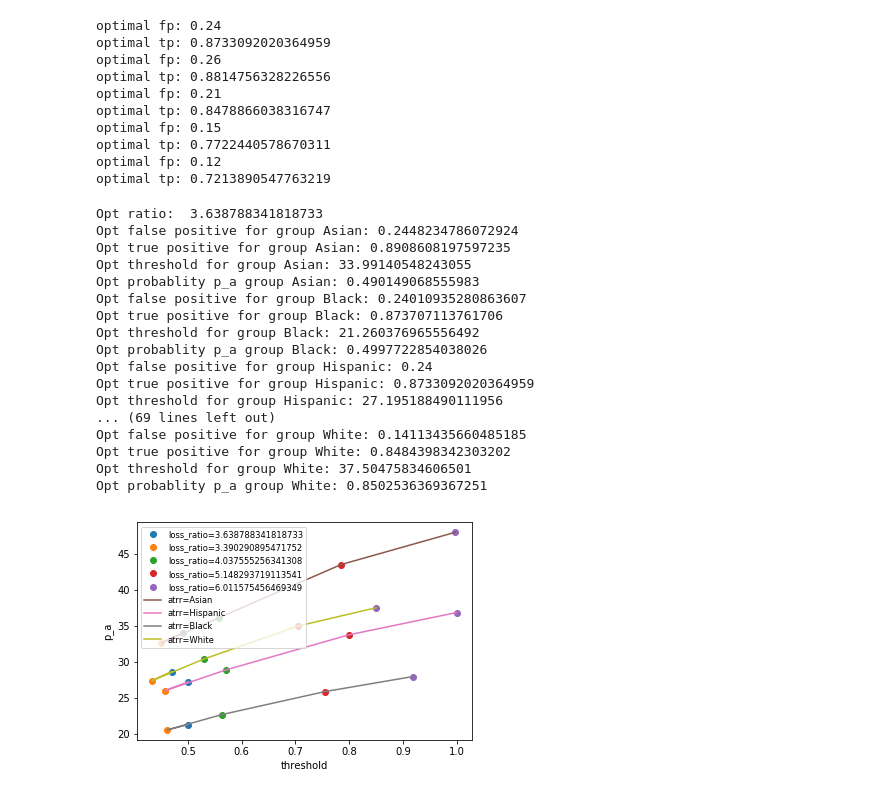
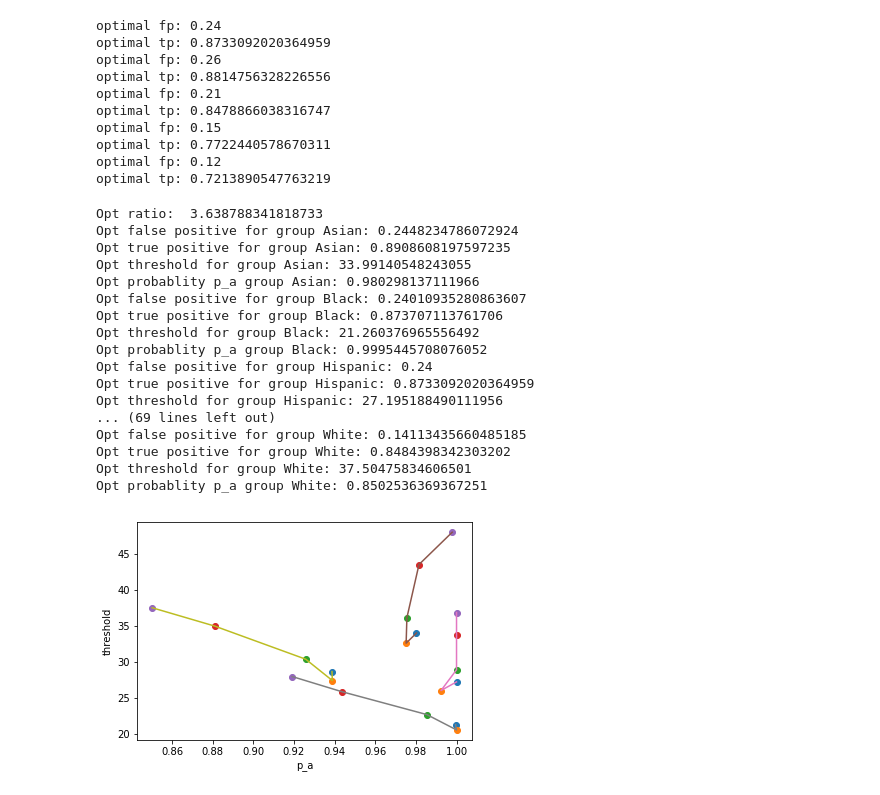
Before and after one commit to nrajanee/ExperimentsforEqOdsNondecreasingCondProbsPaper, a Jupyter notebook: explore_plot_data.ipynb, the cells around one changed output. Cells and saved outputs as stored; diff of their text form; code cells hidden in the pictures.

Commit message:
fixed diff loss ratios vs ta vs pa plot

```diff
--- a/explore_plot_data.ipynb
+++ b/explore_plot_data.ipynb
@@ -200,7 +200,7 @@ for i in range(0,len(opt_fp_list)):
         threshold_1 = threshold_attr_list[found_index_1]
         threshold_2 = threshold_attr_list[found_index_2]
         fpa_opt,tpa_opt,threshold_a_opt = get_fpa_opt_tpa_opt_thres_a_opt(fpr_1,fpr_2,tpr_1,tpr_2,threshold_1,threshold_2,opt_slope)
-        p_a = opt_fp/fpa_opt #=opt_tp/tpa_opt
+        p_a = opt_fp_list[i]/fpa_opt #=opt_tp/tpa_opt
         same_opt_ratio_ta.append(threshold_a_opt)
         same_opt_ratio_pa.append(p_a)
         ta_pa_attr_dict[attr][0].append(p_a)
@@ -208,36 +208,36 @@ for i in range(0,len(opt_fp_list)):
         print('Opt false positive for group '+attr+':',fpa_opt)
         print('Opt true positive for group '+attr+':',tpa_opt)
         print('Opt threshold for group '+attr+':',threshold_a_opt)
         print('Opt probablity p_a group '+attr+':',p_a)
     plt.plot(same_opt_ratio_pa,same_opt_ratio_ta,'o',label='loss_ratio='+str(opt_slope))
 
 for attr,val in ta_pa_attr_dict.items():
     plt.plot(ta_pa_attr_dict[attr][0],ta_pa_attr_dict[attr][1],'-',label='atrr='+attr)
 
 fontP = FontProperties()
 fontP.set_size('small')
-plt.legend(loc='upper left',prop=fontP)
+#plt.legend(loc='upper left',prop=fontP)
 
-plt.xlabel('threshold')
-plt.ylabel('p_a')
+plt.xlabel('p_a')
+plt.ylabel('threshold')
 
 plt.show()
 # %% [output]
 Opt ratio:  3.638788341818733
 Opt false positive for group Asian: 0.2448234786072924
 Opt true positive for group Asian: 0.8908608197597235
 Opt threshold for group Asian: 33.99140548243055
-Opt probablity p_a group Asian: 0.490149068555983
+Opt probablity p_a group Asian: 0.980298137111966
 Opt false positive for group Black: 0.24010935280863607
 Opt true positive for group Black: 0.873707113761706
 Opt threshold for group Black: 21.260376965556492
-Opt probablity p_a group Black: 0.4997722854038026
+Opt probablity p_a group Black: 0.9995445708076052
 Opt false positive for group Hispanic: 0.24
 Opt true positive for group Hispanic: 0.8733092020364959
 Opt threshold for group Hispanic: 27.195188490111956
 ... (69 lines left out)
 Opt false positive for group White: 0.14113435660485185
 Opt true positive for group White: 0.8484398342303202
 Opt threshold for group White: 37.50475834606501
 Opt probablity p_a group White: 0.8502536369367251
-[figure, old version]
+[figure, new version]
```
